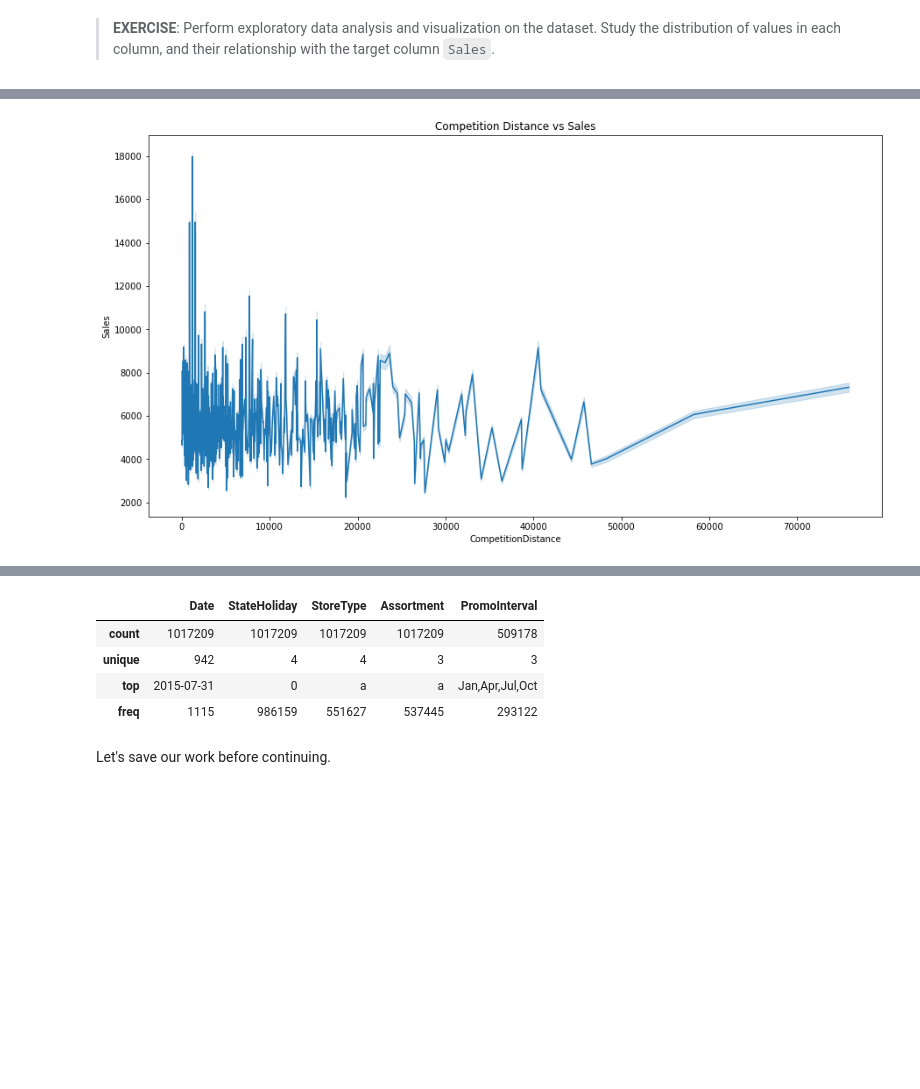
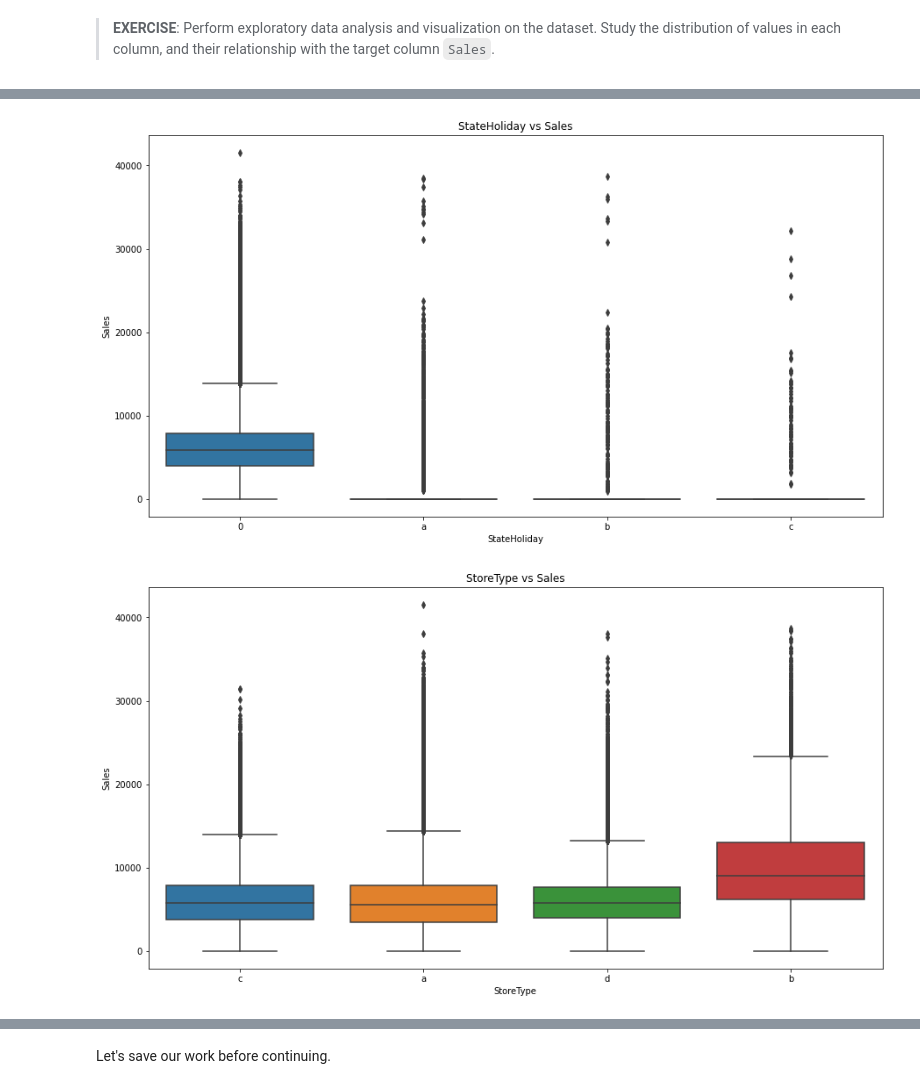
Before and after one commit to prasadposture/Jovian-ML, a Jupyter notebook: Classwork/04. Python Gradient Boosting Machines.ipynb, the cells around one changed output, grey strips where cells are left out. Saved outputs shown, nothing was run; the diff lists cells and outputs as text; code cells hidden in the pictures; blank space fills up the shorter version.

```diff
--- a/Classwork/04. Python Gradient Boosting Machines.ipynb
+++ b/Classwork/04. Python Gradient Boosting Machines.ipynb
@@ -156,8 +195,12 @@ merged_df
 # %% [markdown]
 > **EXERCISE**: Perform exploratory data analysis and visualization on the dataset. Study the distribution of values in each column, and their relationship with the target column `Sales`.
 # %%
-plt.figure(figsize=(15,8))
-plt.title('Custtomers vs Sales')
-sns.lineplot(data=merged_df, x='Customers', y='Sales')
-plt.show()
+num=['CompetitionOpenSinceYear', 'Customers',
+     'CompetitionDistance','CompetitionOpenSinceMonth',
+     'Promo2SinceYear','Promo2SinceWeek']
+for i in num:
+    plt.figure(figsize=(15,8))
+    plt.title(i+' vs Sales')
+    sns.lineplot(data=merged_df, x=i, y='Sales')
+    plt.show()
 # %% [output]
@@ -164,0 +213,7 @@ plt.show()
+# %%
+num_cat=['DayOfWeek','Open','Promo','SchoolHoliday','Promo2']
+for i in num_cat:
+    plt.figure(figsize=(15,8))
+    plt.title(i+' vs Sales')
+    sns.barplot(data=merged_df, x=i, y='Sales')
+    plt.show()
@@ -165,7 +226,10 @@ plt.show()
 # %%
-plt.figure(figsize=(15,8))
-plt.title('Competition Distance vs Sales')
-sns.lineplot(data=merged_df, x='CompetitionDistance', y='Sales')
-plt.show()
+cat=['StateHoliday','StoreType','Assortment','PromoInterval']
+for i in cat:
+    plt.figure(figsize=(15,8))
+    plt.title(i+' vs Sales')
+    sns.boxplot(data=merged_df, x=i, y='Sales')
+    plt.show()
 # %% [output]
-[figure, old version]
+[figure, new version]
+[figure, added]
@@ -179,11 +238,3 @@ for i in num_cat:
-# %%
-cat=['StateHoliday','StoreType','Assortment','PromoInterval']
-# %% [output]
-|  | Date | StateHoliday | StoreType | Assortment | PromoInterval |
-| count | 1017209 | 1017209 | 1017209 | 1017209 | 509178 |
-| unique | 942 | 4 | 4 | 3 | 3 |
-| top | 2015-07-31 | 0 | a | a | Jan,Apr,Jul,Oct |
-| freq | 1115 | 986159 | 551627 | 537445 | 293122 |
 # %% [markdown]
 Let's save our work before continuing.
 # %%
```
Also changed, not shown: parts of 56 cells of this notebook.
